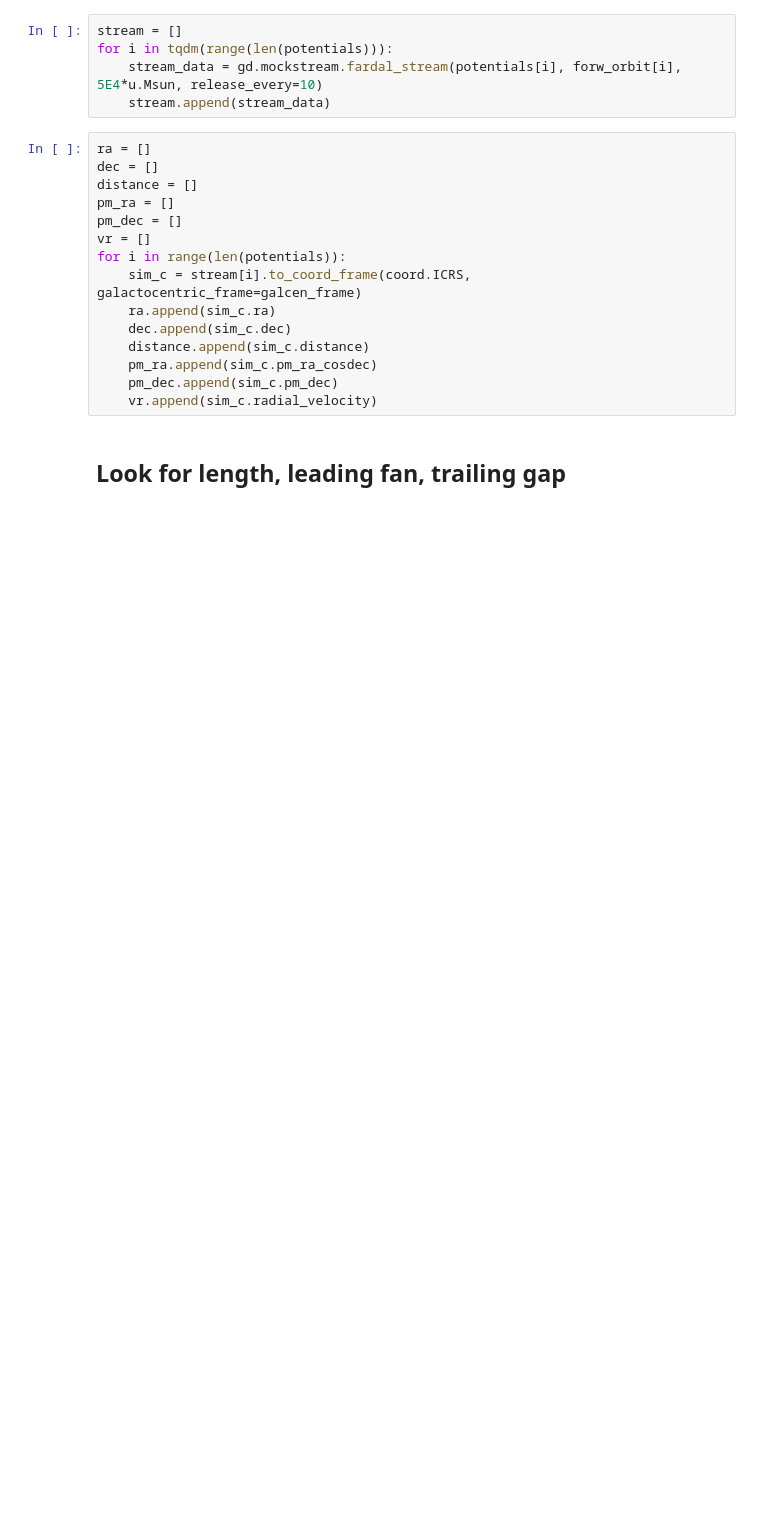
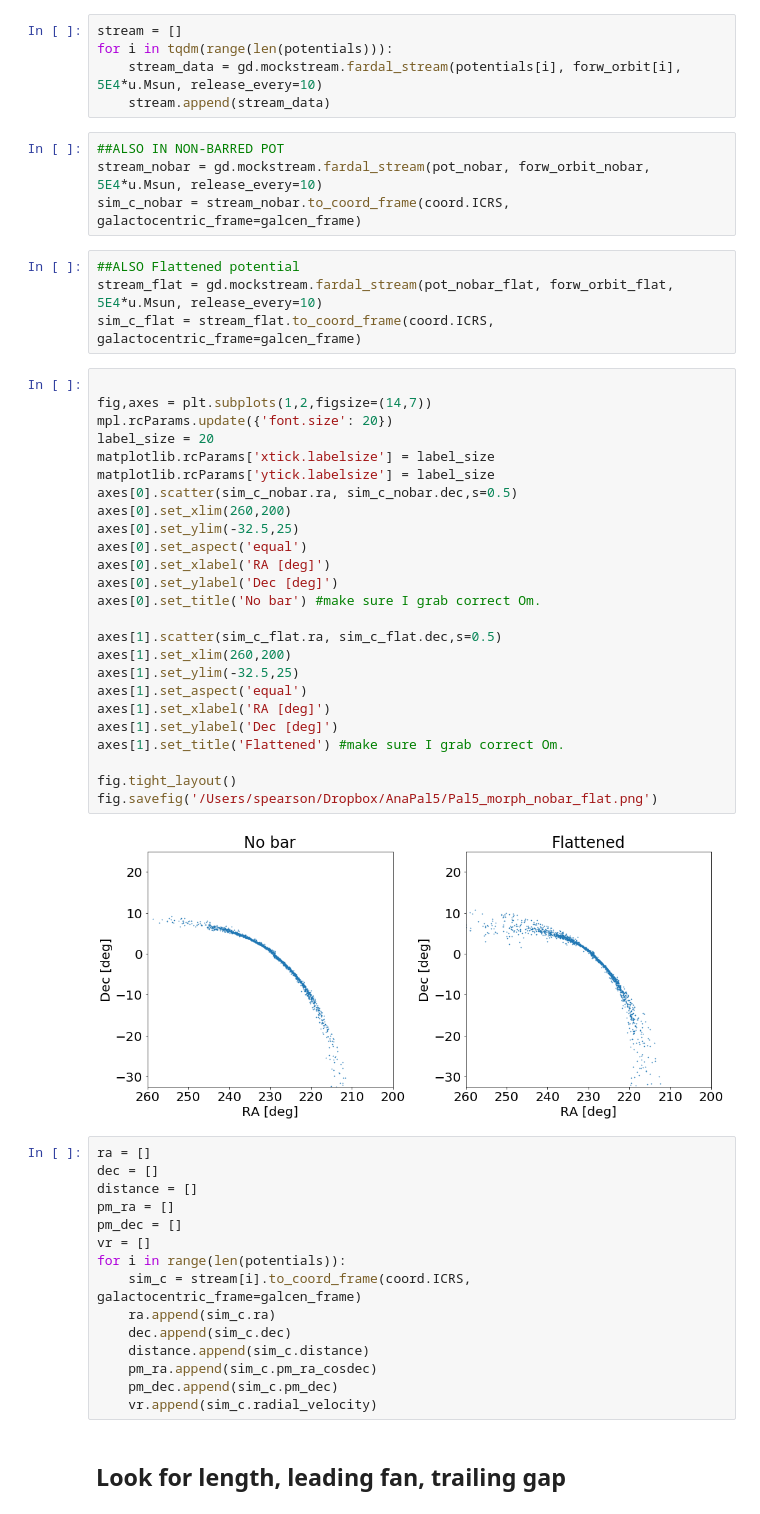
Before and after one commit to adrn/Pal5sBiggestFan, a Jupyter notebook: notebooks/ExploreBarModels.ipynb, the cells around one changed output. Saved outputs shown, nothing was run; the diff lists cells and outputs as text; blank space fills up the shorter version.

```diff
--- a/notebooks/ExploreBarModels.ipynb
+++ b/notebooks/ExploreBarModels.ipynb
@@ -123,6 +144,41 @@ stream = []
 for i in tqdm(range(len(potentials))):
     stream_data = gd.mockstream.fardal_stream(potentials[i], forw_orbit[i], 5E4*u.Msun, release_every=10)
     stream.append(stream_data)
+# %%
+##ALSO IN NON-BARRED POT
+stream_nobar = gd.mockstream.fardal_stream(pot_nobar, forw_orbit_nobar, 5E4*u.Msun, release_every=10)
+sim_c_nobar = stream_nobar.to_coord_frame(coord.ICRS, galactocentric_frame=galcen_frame)
+# %%
+##ALSO Flattened potential
+stream_flat = gd.mockstream.fardal_stream(pot_nobar_flat, forw_orbit_flat, 5E4*u.Msun, release_every=10)
+sim_c_flat = stream_flat.to_coord_frame(coord.ICRS, galactocentric_frame=galcen_frame)
+# %%
+
+fig,axes = plt.subplots(1,2,figsize=(14,7))
+mpl.rcParams.update({'font.size': 20})
+label_size = 20
+matplotlib.rcParams['xtick.labelsize'] = label_size
+matplotlib.rcParams['ytick.labelsize'] = label_size
+axes[0].scatter(sim_c_nobar.ra, sim_c_nobar.dec,s=0.5)
+axes[0].set_xlim(260,200)
+axes[0].set_ylim(-32.5,25)
+axes[0].set_aspect('equal')
+axes[0].set_xlabel('RA [deg]')
+axes[0].set_ylabel('Dec [deg]')
+axes[0].set_title('No bar') #make sure I grab correct Om.
+
+axes[1].scatter(sim_c_flat.ra, sim_c_flat.dec,s=0.5)
+axes[1].set_xlim(260,200)
+axes[1].set_ylim(-32.5,25)
+axes[1].set_aspect('equal')
+axes[1].set_xlabel('RA [deg]')
+axes[1].set_ylabel('Dec [deg]')
+axes[1].set_title('Flattened') #make sure I grab correct Om.
+
+fig.tight_layout()
+fig.savefig('/Users/spearson/Dropbox/AnaPal5/Pal5_morph_nobar_flat.png')
+# %% [output]
+[figure, added]
 # %%
 ra = []
 dec = []
```
Also changed, not shown: parts of 11 cells of this notebook, 1 other file.
